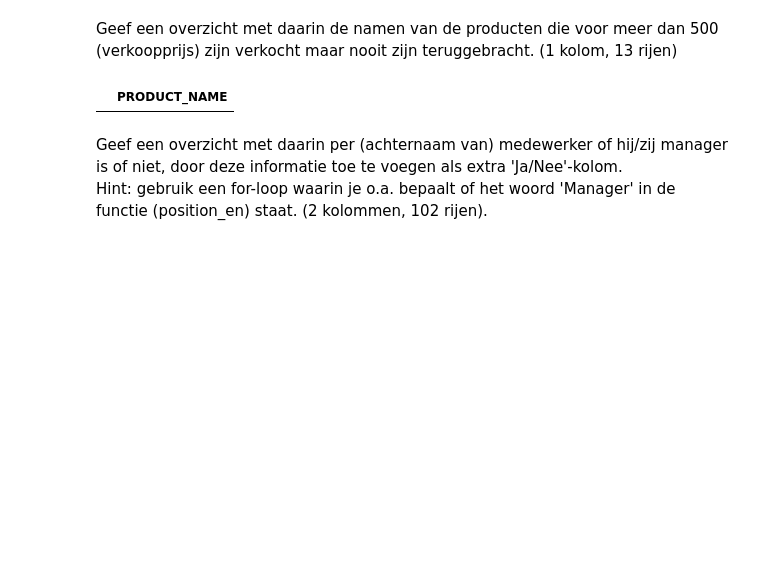
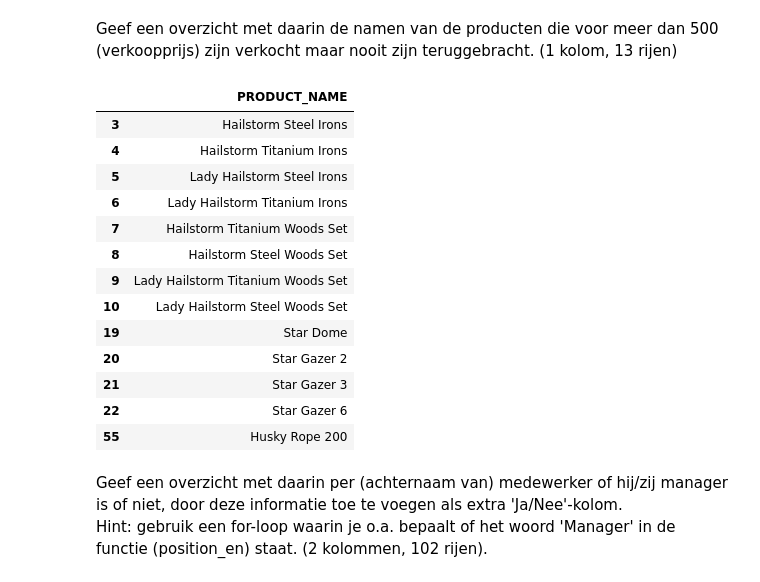
Before and after one commit to Nrojt/SE4-DEDS-Pyhton-opdrachten, a Jupyter notebook: 2.3/Practicum_2.3_Opdrachten_Tjorn.ipynb, the cells around one changed output. Drawn from its saved outputs; the diff is of its cells as text; code cells hidden in the pictures; blank space fills up the shorter version.

Commit message:
Alles behalve 1tje is nu af

```diff
--- a/2.3/Practicum_2.3_Opdrachten_Tjorn.ipynb
+++ b/2.3/Practicum_2.3_Opdrachten_Tjorn.ipynb
@@ -543,23 +551,37 @@ Geef een overzicht met daarin de namen van de producten die voor meer dan 500 (v
 # %%
 # producten die voor meer dan 500 (verkoopprijs) zijn verkocht
 products_with_high_sales = order_details.loc[order_details['UNIT_SALE_PRICE'] > 500, 'PRODUCT_NUMBER']
 
 # merge order details met returned item
-merged_df = pd.merge(order_details, returned_item, on='ORDER_DETAIL_CODE', how='left')
+# right join zodat we alle producten hebben die zijn teruggebracht
+merged_df = pd.merge(order_details, returned_item, on='ORDER_DETAIL_CODE', how='right')
 
 # producten die nooit zijn teruggebracht
 products_never_returned = merged_df['PRODUCT_NUMBER'].loc[merged_df['RETURN_QUANTITY'].isnull()].unique()
 
 # producten die voor meer dan 500 (verkoopprijs) zijn verkocht maar nooit zijn teruggebracht
 products_with_high_sales_never_returned = [product for product in products_with_high_sales if product not in products_never_returned]
 
-# series met de namen van de producten die voor meer dan 500 (verkoopprijs) zijn verkocht maar nooit zijn teruggebracht
+# series met de namen van de producten die voor meer dan 500 (verkoopprijs) zijn verkocht, maar nooit zijn teruggebracht
 product_series = product.loc[product['PRODUCT_NUMBER'].isin(products_with_high_sales_never_returned), 'PRODUCT_NAME']
 
 # series omzetten naar dataframe
 product_series.to_frame()
 # %% [output]
 |  | PRODUCT_NAME |
+| 3 | Hailstorm Steel Irons |
+| 4 | Hailstorm Titanium Irons |
+| 5 | Lady Hailstorm Steel Irons |
+| 6 | Lady Hailstorm Titanium Irons |
+| 7 | Hailstorm Titanium Woods Set |
+| 8 | Hailstorm Steel Woods Set |
+| 9 | Lady Hailstorm Titanium Woods Set |
+| 10 | Lady Hailstorm Steel Woods Set |
+| 19 | Star Dome |
+| 20 | Star Gazer 2 |
+| 21 | Star Gazer 3 |
+| 22 | Star Gazer 6 |
+| 55 | Husky Rope 200 |
 # %% [markdown]
 Geef een overzicht met daarin per (achternaam van) medewerker of hij/zij manager is of niet, door deze informatie toe te voegen als extra 'Ja/Nee'-kolom.<br>
 Hint: gebruik een for-loop waarin je o.a. bepaalt of het woord 'Manager' in de functie (position_en) staat. (2 kolommen, 102 rijen).
```
Also changed, not shown: parts of 3 cells of this notebook.
